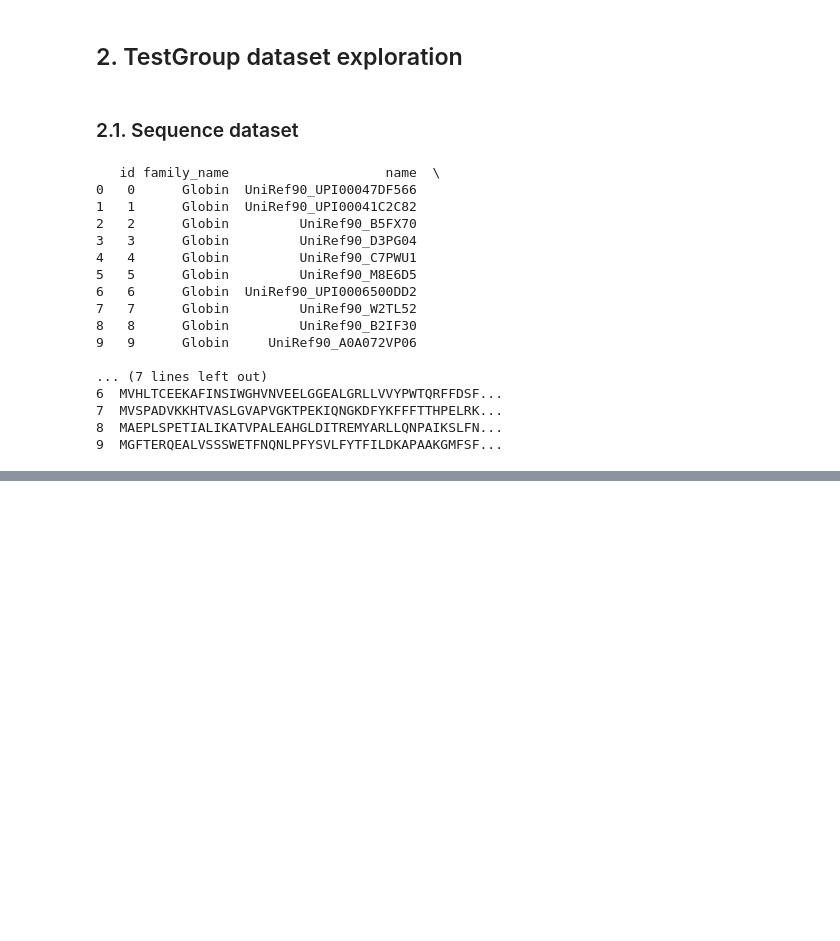
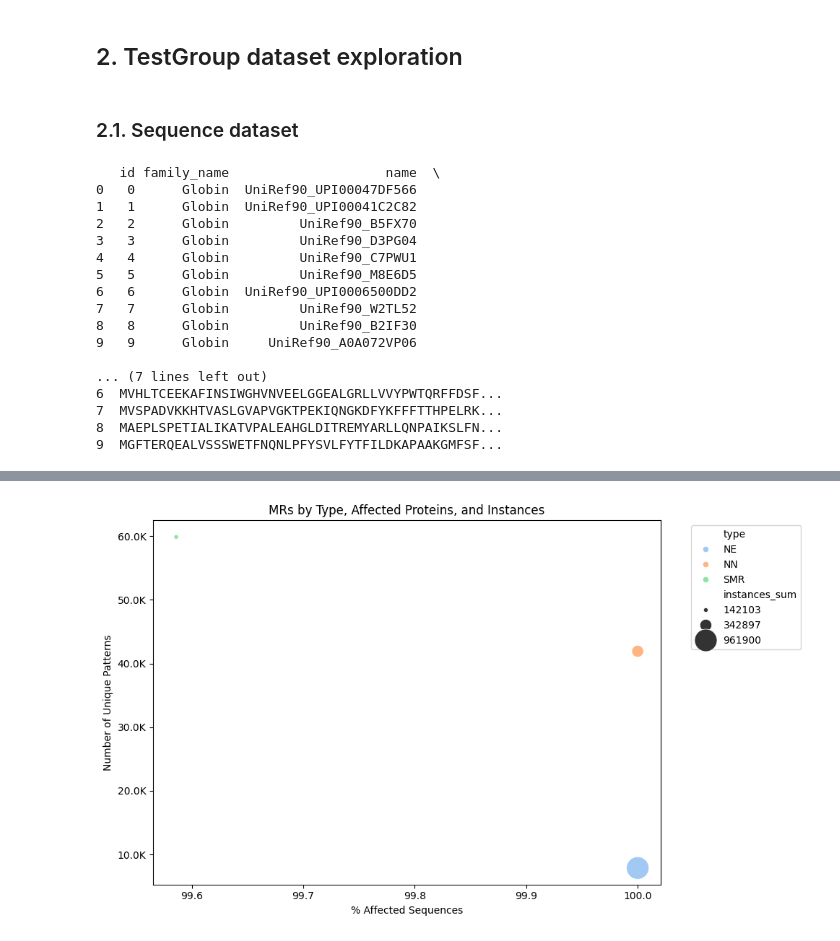
Before and after one commit to mgiordano/prot-mr-embeddings, a Jupyter notebook: corpus_prep/corpus_prep_exploration.ipynb, the cells around one changed output, grey strips where cells are left out. Saved outputs shown, nothing was run; the diff lists cells and outputs as text; code cells hidden in the pictures; blank space fills up the shorter version.

```diff
--- a/corpus_prep/corpus_prep_exploration.ipynb
+++ b/corpus_prep/corpus_prep_exploration.ipynb
@@ -112,0 +141,3 @@ plt.show()
+# %%
+mr_test_df = corpus_prep.load_mr_dataset(input_data_root_path, dataset_names.TEST_GROUP)
+print(mr_test_df.head(10))
@@ -112,0 +162,55 @@ plt.show()
+# %%
+def plot_mr_scatter(sequence_df, mr_df):
+    total_sequences = len(sequence_df)
+
+    exploded_mr_df = mr_df.explode("affected_proteins")
+    exploded_mr_df['protein_id'] = exploded_mr_df["affected_proteins"].apply(lambda x: x['protein_id'])
+    exploded_mr_df['instance_count'] = exploded_mr_df["affected_proteins"].apply(lambda x: len(x['starting_positions']))
+
+    # Group by type and calculate required metrics
+    grouped_mr_df = exploded_mr_df.groupby('type').agg({
+        'pattern': 'nunique',
+        'instance_count': 'sum',
+        'protein_id': 'nunique'
+    }).reset_index()
+
+    grouped_mr_df.columns = ['type', 'unique_patterns', 'instances_sum', 'unique_affected_proteins']
+
+    grouped_mr_df["unique_affected_proteins"] = (grouped_mr_df["unique_affected_proteins"] / total_sequences)*100
+
+    # Step 2: Create the scatterplot
+    plt.figure(figsize=(10, 6))
+    mr_scatter = sns.scatterplot(data=grouped_mr_df,
+                    x='unique_affected_proteins',
+                    y='unique_patterns',
+                    size='instances_sum',
+                    hue='type',
+                    sizes=(20, 500),  # Adjust the range of circle sizes
+                    legend='full')
+
+    plt.title('MRs by Type, Affected Proteins, and Instances')
+    plt.xlabel('% Affected Sequences')
+    plt.ylabel('Number of Unique Patterns')
+
+    # Format y-axis
+    plt.gca().yaxis.set_major_formatter(FuncFormatter(format_number))
+
+    # Get the current legend
+    leg = plt.gca().get_legend()
+    # Format the 'instances_sum' labels in the legend
+    for text in leg.texts:
+        if text.get_text().isdigit():
+            value = int(text.get_text())
+            text.set_text(format_number(value, None))
+
+    # Move legend outside of plot
+    plt.legend(bbox_to_anchor=(1.05, 1), loc='upper left')
+
+    # Adjust layout to prevent cutting off labels
+    plt.tight_layout()
+
+    plt.show()
+
+plot_mr_scatter(test_sequence_df, mr_test_df)
+# %% [output]
+[figure, added]
```
Also changed, not shown: parts of 22 cells of this notebook.
